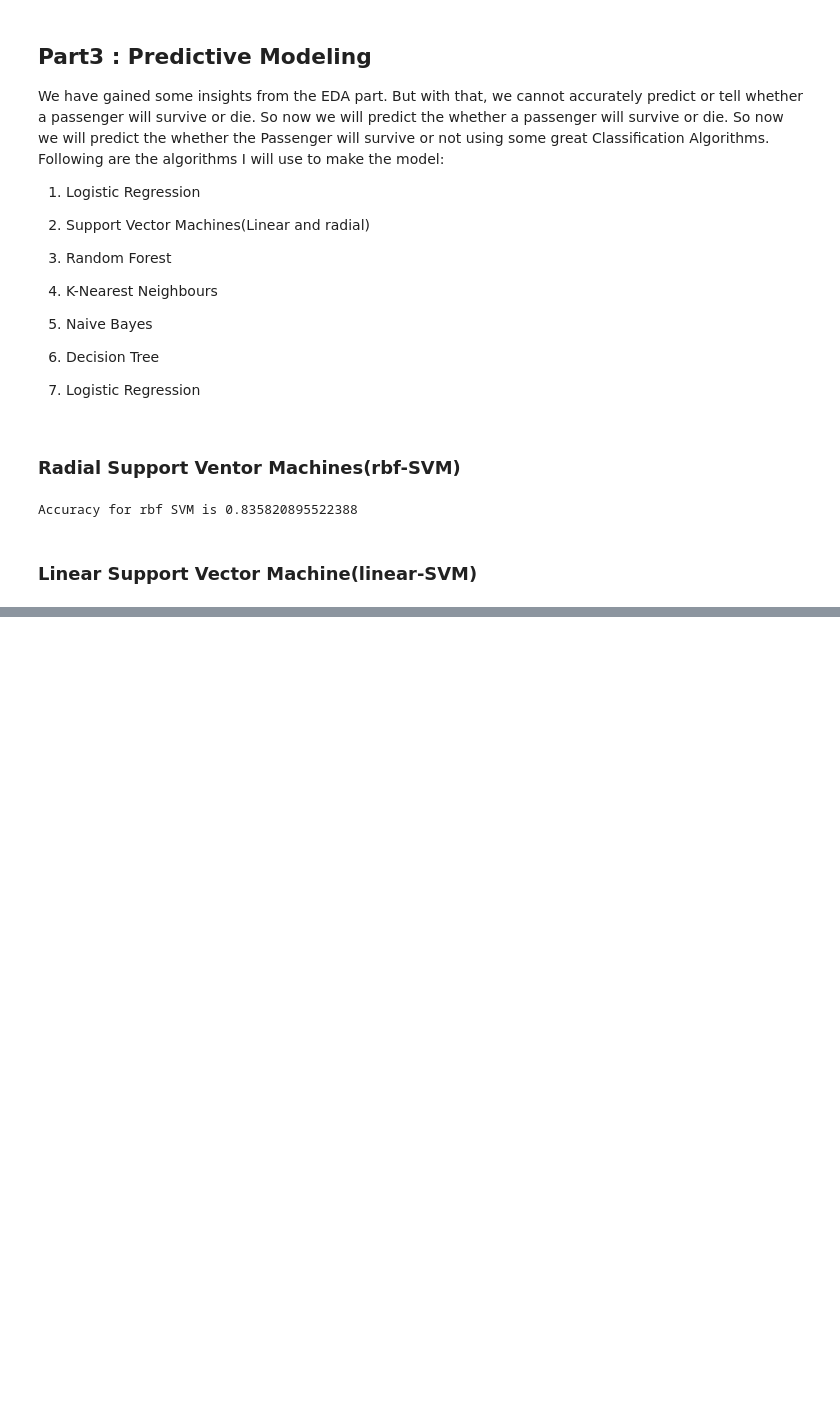
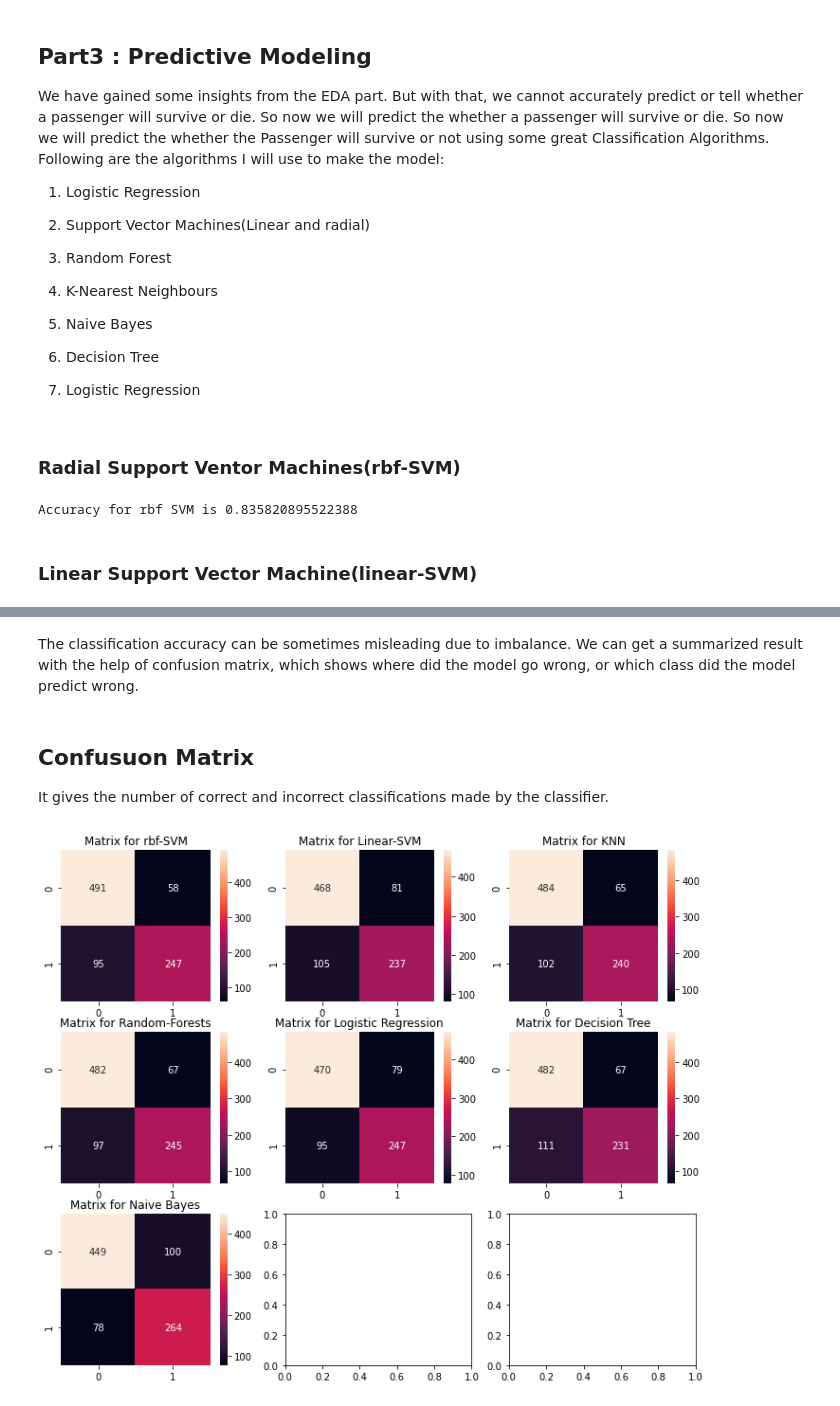
Before and after one commit to jeolki/TIL, a Jupyter notebook: Kaggle/1. 타이타닉 튜토리얼/EDA To Prediction (DieTanic).ipynb, the cells around one changed output, grey strips where cells are left out. Drawn from its saved outputs; the diff is of its cells as text; code cells hidden in the pictures; blank space fills up the shorter version.

```diff
--- a/Kaggle/1. 타이타닉 튜토리얼/EDA To Prediction (DieTanic).ipynb
+++ b/Kaggle/1. 타이타닉 튜토리얼/EDA To Prediction (DieTanic).ipynb
@@ -701,0 +839,40 @@ Accuracy for rbf SVM is 0.835820895522388
+# %% [markdown]
+The classification accuracy can be sometimes misleading due to imbalance. We can get a summarized result with the help of confusion matrix, which shows where did the model go wrong, or which class did the model predict wrong.
+# %% [markdown]
+## Confusuon Matrix
+It gives the number of correct and incorrect classifications made by the classifier.
+# %%
+f,ax=plt.subplots(3,3,figsize=(12,10))
+
+y_pred = cross_val_predict(svm.SVC(kernel='rbf'),X,Y,cv=10)
+sns.heatmap(confusion_matrix(Y,y_pred),ax=ax[0,0],annot=True,fmt='2.0f')
+ax[0,0].set_title('Matrix for rbf-SVM')
+
+y_pred = cross_val_predict(svm.SVC(kernel='linear'),X,Y,cv=10)
+sns.heatmap(confusion_matrix(Y,y_pred),ax=ax[0,1],annot=True,fmt='2.0f')
+ax[0,1].set_title('Matrix for Linear-SVM')
+
+y_pred = cross_val_predict(KNeighborsClassifier(n_neighbors=9),X,Y,cv=10)
+sns.heatmap(confusion_matrix(Y,y_pred),ax=ax[0,2],annot=True,fmt='2.0f')
+ax[0,2].set_title('Matrix for KNN')
+
+y_pred = cross_val_predict(RandomForestClassifier(n_estimators=100),X,Y,cv=10)
+sns.heatmap(confusion_matrix(Y,y_pred),ax=ax[1,0],annot=True,fmt='2.0f')
+ax[1,0].set_title('Matrix for Random-Forests')
+
+y_pred = cross_val_predict(LogisticRegression(),X,Y,cv=10)
+sns.heatmap(confusion_matrix(Y,y_pred),ax=ax[1,1],annot=True,fmt='2.0f')
+ax[1,1].set_title('Matrix for Logistic Regression')
+
+y_pred = cross_val_predict(DecisionTreeClassifier(),X,Y,cv=10)
+sns.heatmap(confusion_matrix(Y,y_pred),ax=ax[1,2],annot=True,fmt='2.0f')
+ax[1,2].set_title('Matrix for Decision Tree')
+
+y_pred = cross_val_predict(GaussianNB(),X,Y,cv=10)
+sns.heatmap(confusion_matrix(Y,y_pred),ax=ax[2,0],annot=True,fmt='2.0f')
+ax[2,0].set_title('Matrix for Naive Bayes')
+
+plt.subplots_adjust(hspace=0.2,wspace=0.2)
+plt.show()
+# %% [output]
+[figure, added]
```
Also changed, not shown: parts of 35 cells of this notebook.
